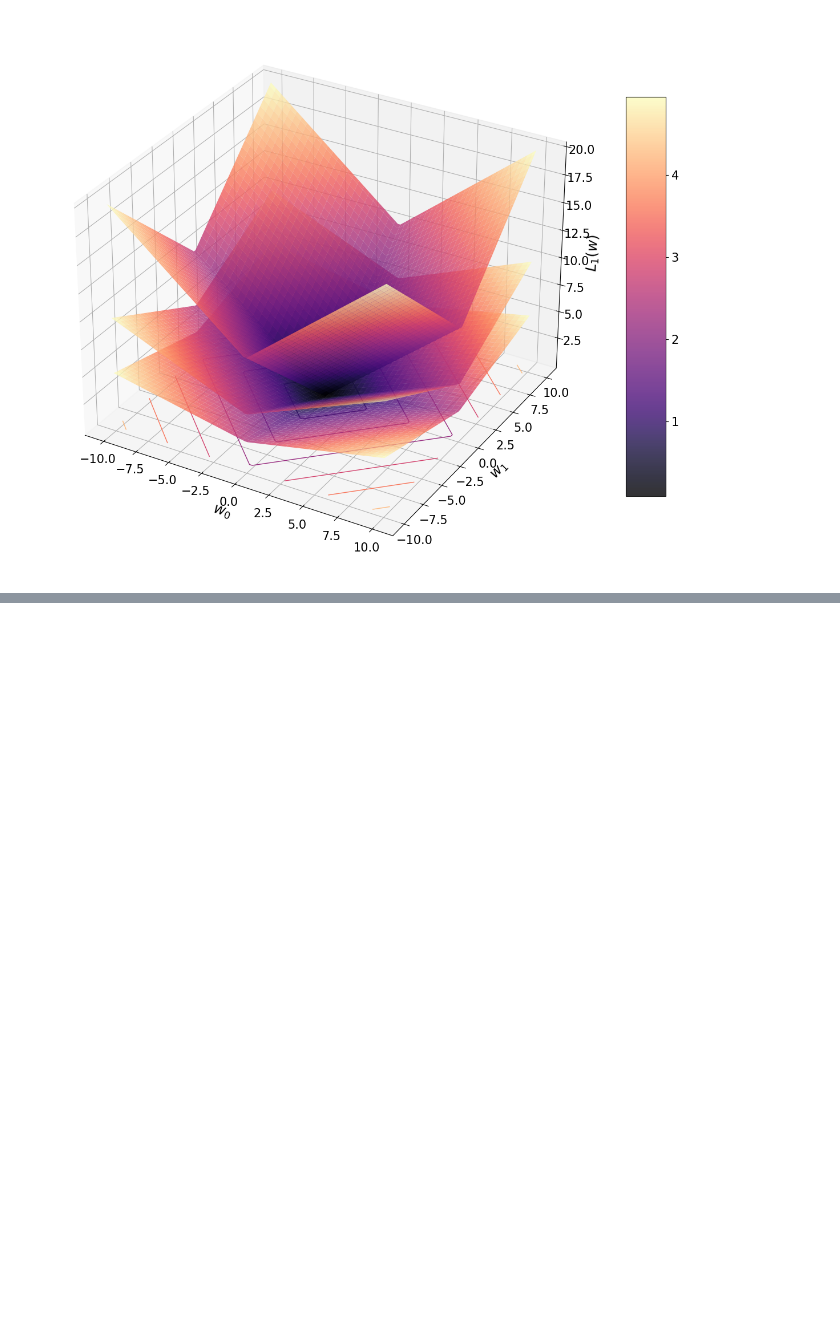
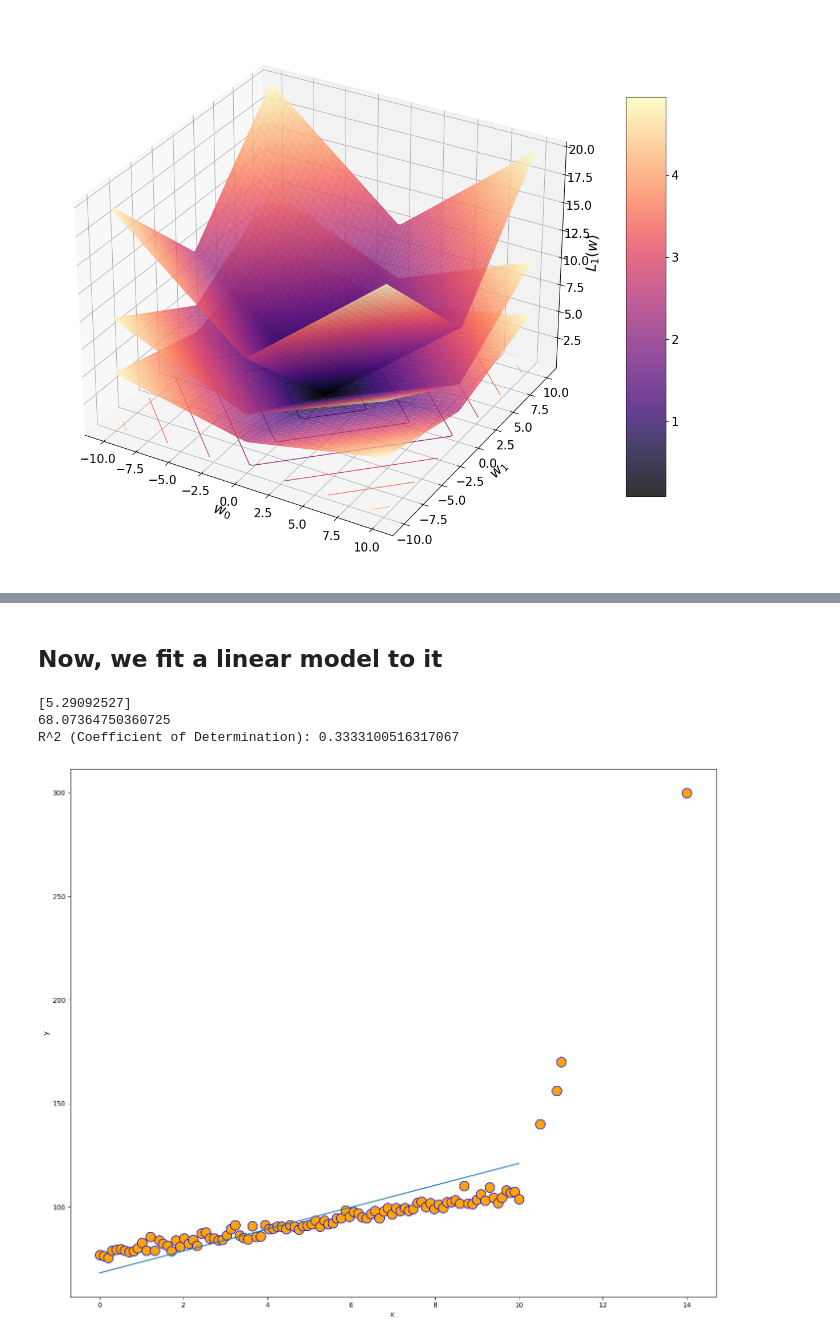
Before and after one commit to rahulbhadani/CPE490_590_Sp2025, a Jupyter notebook: Code/Chapter_07_Overfitting_And_Regularization.ipynb, the cells around one changed output, grey strips where cells are left out. Drawn from its saved outputs; the diff is of its cells as text; code cells hidden in the pictures; blank space fills up the shorter version.

```diff
--- a/Code/Chapter_07_Overfitting_And_Regularization.ipynb
+++ b/Code/Chapter_07_Overfitting_And_Regularization.ipynb
@@ -92,0 +171,22 @@ plt.show()
+# %% [markdown]
+## Now, we fit a linear model to it
+# %%
+from sklearn.linear_model import LinearRegression
+reg = LinearRegression().fit(x_with_outliers.reshape((-1, 1)), y_noisy_with_outliers)
+print(reg.coef_) # w_1
+print(reg.intercept_) #w_0
+fig, ax = plt.subplots(figsize=(17, 14))
+plt.scatter(x_with_outliers, y_noisy_with_outliers, c='orange', edgecolors='blue', s=200)
+fig.patch.set_alpha(0.0)
+plt.xlabel('x:')
+plt.ylabel('y')
+yhat = reg.coef_*x + reg.intercept_
+plt.plot(x, yhat)
+
+r_squared = reg.score(x.reshape((-1, 1)), y)
+print("R^2 (Coefficient of Determination):", r_squared)
+# %% [output]
+[5.29092527]
+68.07364750360725
+R^2 (Coefficient of Determination): 0.3333100516317067
+[figure, added]
```
Also changed, not shown: parts of 22 cells of this notebook.
